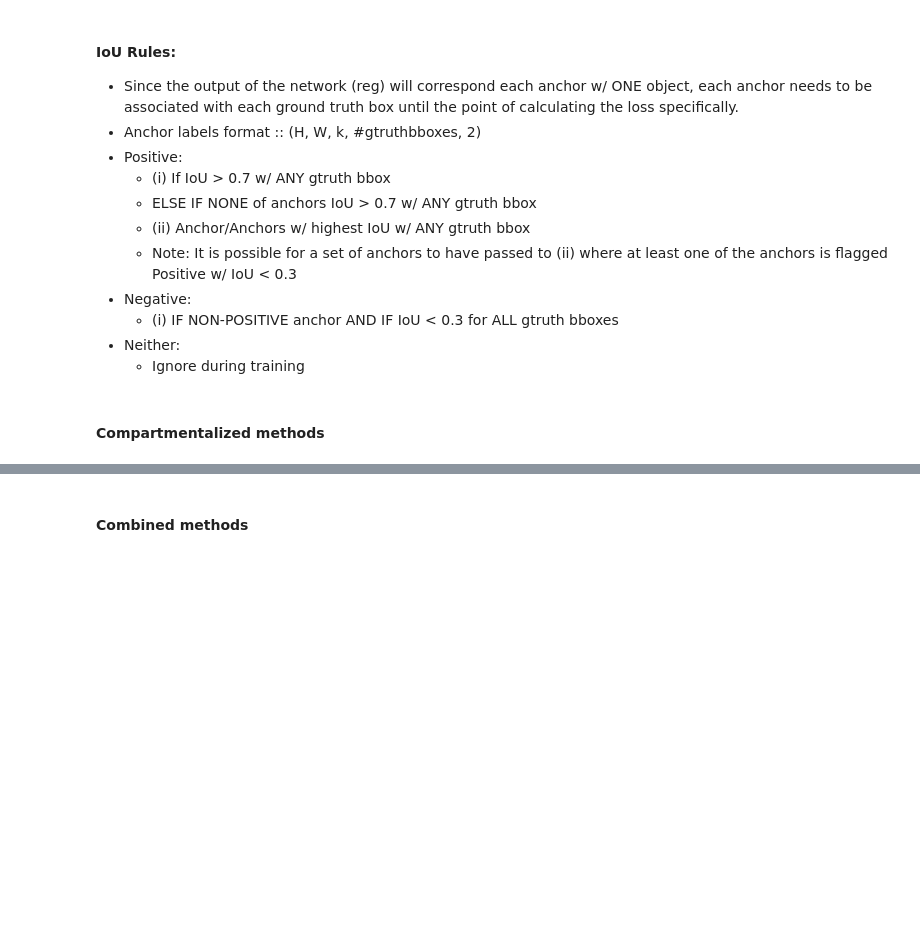
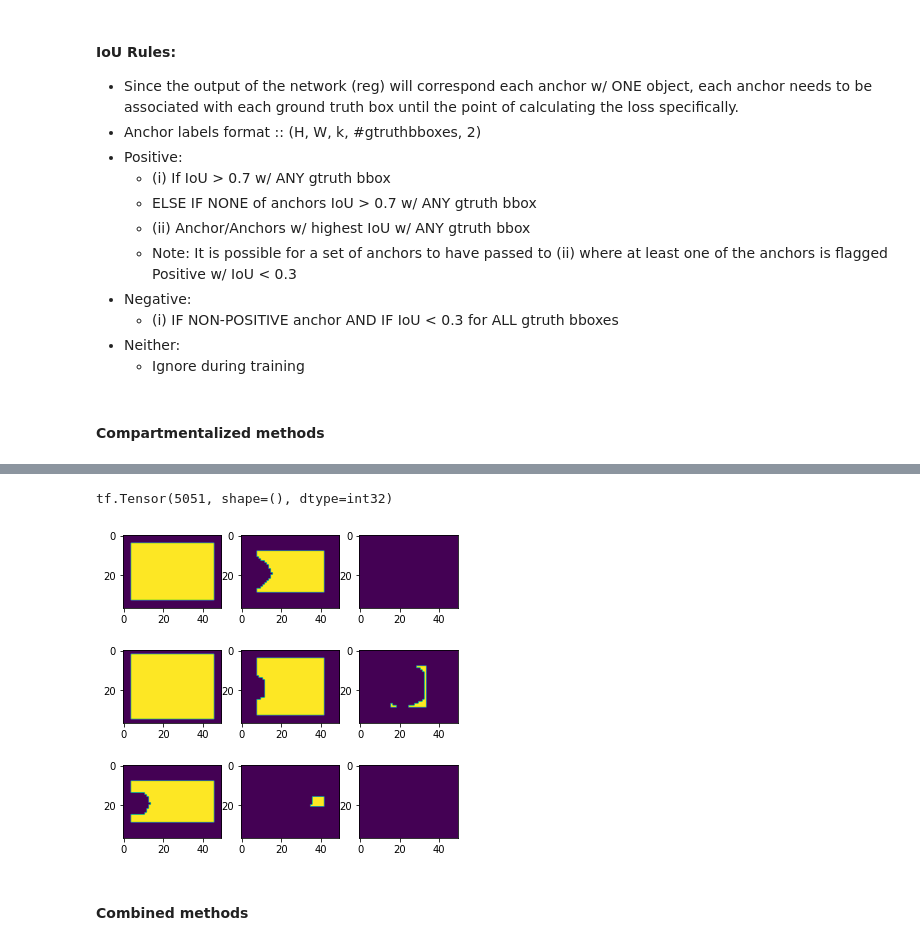
Before and after one commit to stanfidb/models, a Jupyter notebook: FasterRCNN.ipynb, the cells around one changed output, grey strips where cells are left out. Drawn from its saved outputs; the diff is of its cells as text; code cells hidden in the pictures; blank space fills up the shorter version.

```diff
--- a/FasterRCNN.ipynb
+++ b/FasterRCNN.ipynb
@@ -663,3 +676,11 @@ def generate_voc_anchor_labels(anchor_voc_bboxes, gtruth_voc_bboxes, crossbound_
+# %%
+fig, axs = plt.subplots(3,3,figsize=(6,6)); axs = axs.flatten()
+print(tf.reduce_sum(tf.cast(nflags_all[:, :, :], tf.int32)))
+for i,ax in enumerate(axs):
+    ax.imshow(nflags_all[:, :, i])
+# %% [output]
+tf.Tensor(5051, shape=(), dtype=int32)
+[figure, added]
 # %%
 def calc_reg_loss(reg_paramtzd, gtruth_paramtzd):
     """ Calculate the regression loss between
```
Also changed, not shown: parts of 9 cells of this notebook.
